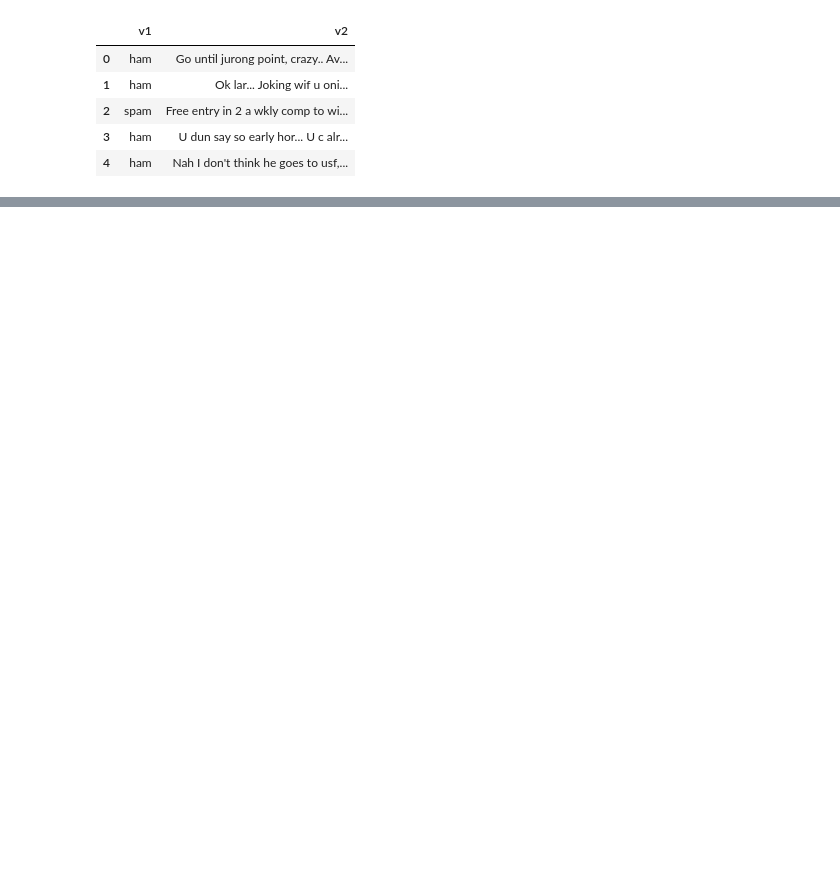
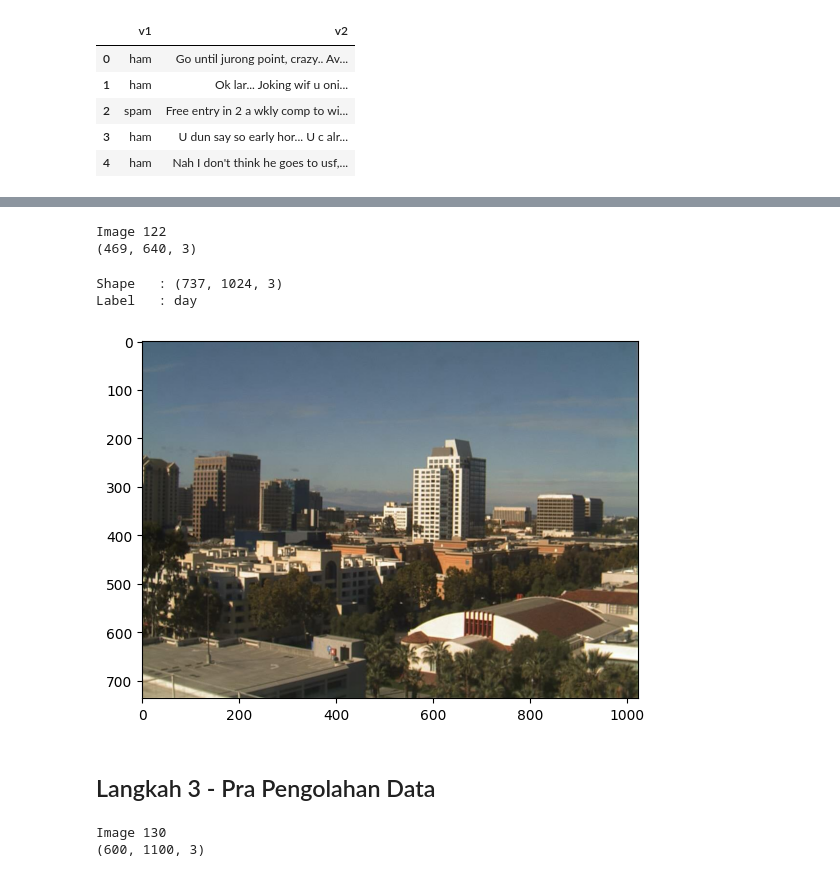
Before and after one commit to putriayualc/Machine-Learning, a Jupyter notebook: Jobsheet-4/Jobsheet4.ipynb, the cells around one changed output, grey strips where cells are left out. Cells and saved outputs as stored; diff of their text form; code cells hidden in the pictures; blank space fills up the shorter version.

```diff
--- a/Jobsheet-4/Jobsheet4.ipynb
+++ b/Jobsheet-4/Jobsheet4.ipynb
@@ -518,0 +686,4 @@ df.head()
+# %%
+# Image directories
+train_dir = "/images/images/training"
+test_dir = "/images/images/test"
@@ -518,0 +692,19 @@ df.head()
+# %%
+def load_dataset(img_dir):
+    p = Path(img_dir)
+    dirs = p.glob('*')
+
+    img_list = []
+
+    for dir in dirs:
+        label = str(dir).split('/')[-1]
+        for file in dir.glob('*.jpg'):
+            img = mpimg.imread(file)
+
+            if not img is None:
+                img_list.append((img, label))
+
+    return img_list
+# %%
+# Load training data
+train_img = load_dataset(train_dir)
@@ -518,0 +733,30 @@ df.head()
+# %%
+# Random size checking
+pick_random = np.random.randint(0, len(train_img))
+
+# Check img size
+print(f'Image {pick_random}')
+print(train_img[pick_random][0].shape)
+# %% [output]
+Image 122
+(469, 640, 3)
+# %%
+# Function to Visualize
+def random_img_viz(img_list):
+    rand_num = np.random.randint(0, len(img_list))
+
+    img = img_list[rand_num][0]
+    label = img_list[rand_num][1]
+    label_str = 'day' if label == 1 else 'night'
+
+    plt.imshow(img)
+    print(f'Shape\t: {img.shape}')
+    print(f'Label\t: {label}')
+# %%
+random_img_viz(train_img)
+# %% [output]
+Shape   : (737, 1024, 3)
+Label   : day
+[figure, added]
+# %% [markdown]
+## Langkah 3 - Pra Pengolahan Data
@@ -518,0 +798,10 @@ df.head()
+# %%
+# Random size checking
+pick_random = np.random.randint(0, len(train_std_img_list))
+
+# Check img size
+print(f'Image {pick_random}')
+print(train_std_img_list[pick_random][0].shape)
+# %% [output]
+Image 130
+(600, 1100, 3)
```
Also changed, not shown: parts of 53 cells of this notebook.
